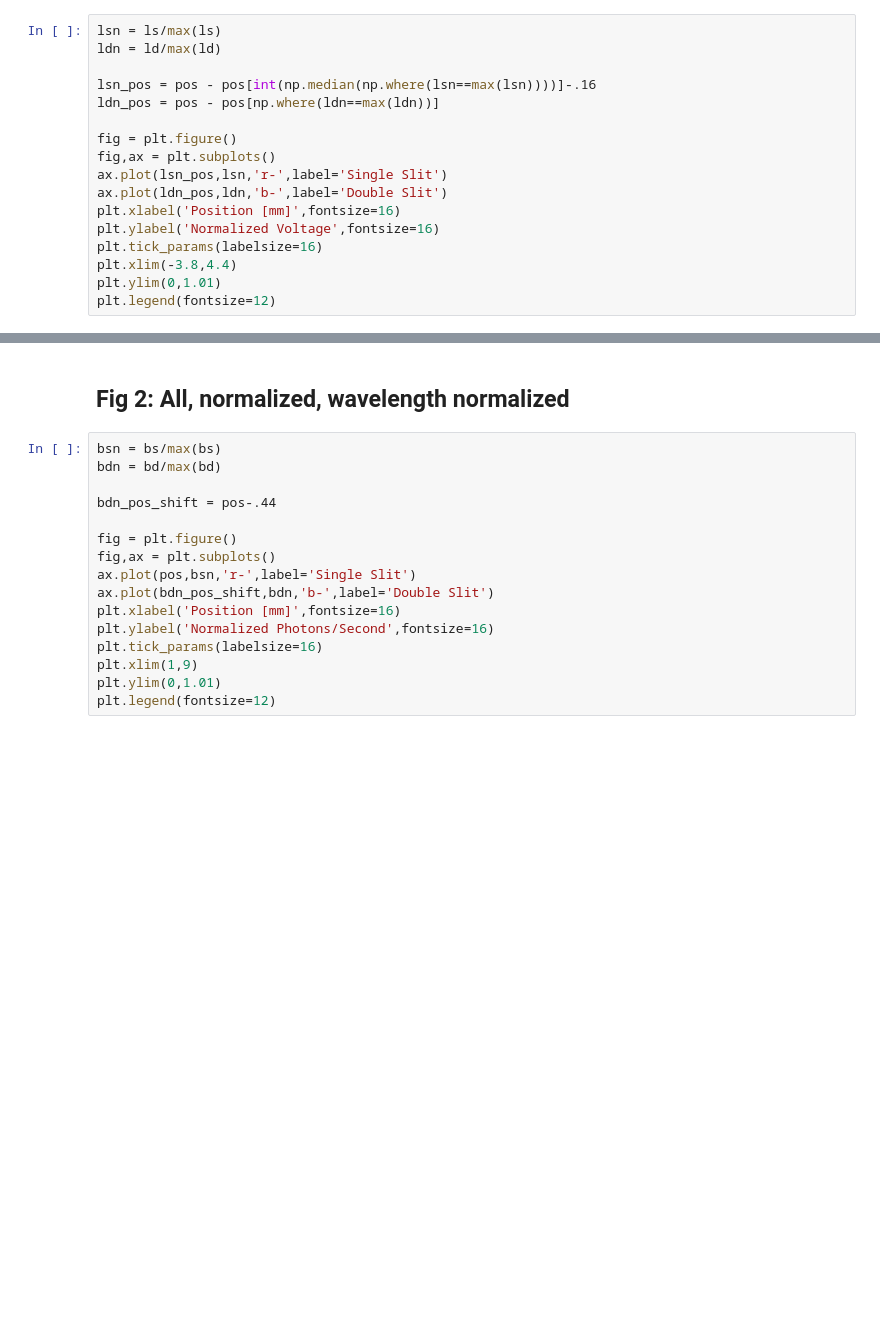
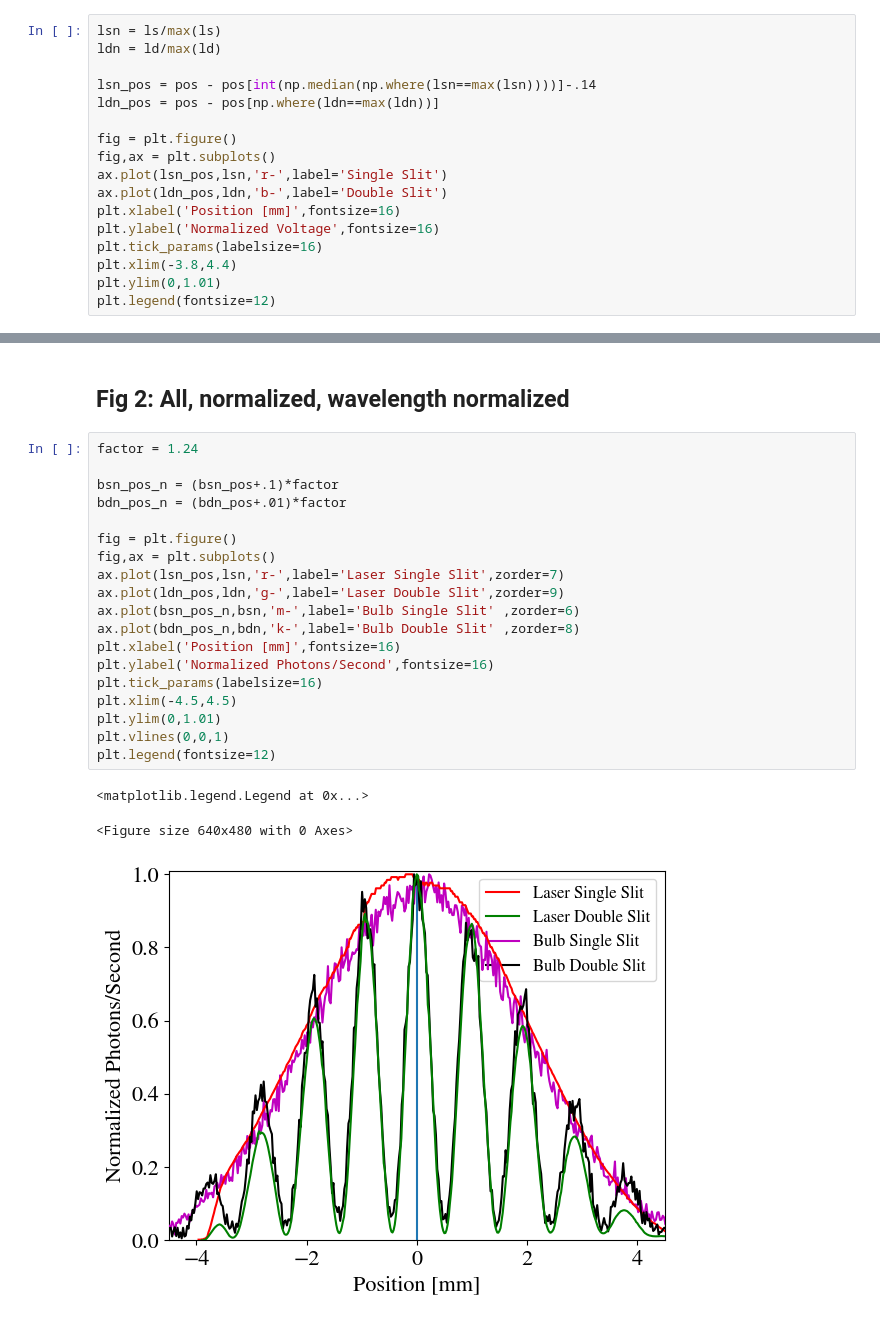
Before and after one commit to mikeweebs/PHSX616, a Jupyter notebook: figures.ipynb, the cells around one changed output, grey strips where cells are left out. Drawn from its saved outputs; the diff is of its cells as text; blank space fills up the shorter version.

```diff
--- a/figures.ipynb
+++ b/figures.ipynb
@@ -42,7 +38,7 @@ np.median(np.where(lsn==max(lsn)))
 lsn = ls/max(ls)
 ldn = ld/max(ld)
 
-lsn_pos = pos - pos[int(np.median(np.where(lsn==max(lsn))))]-.16
+lsn_pos = pos - pos[int(np.median(np.where(lsn==max(lsn))))]-.14
 ldn_pos = pos - pos[np.where(ldn==max(ldn))]
 
 fig = plt.figure()
@@ -86,18 +81,25 @@ plt.legend(fontsize=12)
 # %% [markdown]
 ## Fig 2: All, normalized, wavelength normalized
 # %%
-bsn = bs/max(bs)
-bdn = bd/max(bd)
+factor = 1.24
 
-bdn_pos_shift = pos-.44
+bsn_pos_n = (bsn_pos+.1)*factor
+bdn_pos_n = (bdn_pos+.01)*factor
 
 fig = plt.figure()
 fig,ax = plt.subplots()
-ax.plot(pos,bsn,'r-',label='Single Slit')
-ax.plot(bdn_pos_shift,bdn,'b-',label='Double Slit')
+ax.plot(lsn_pos,lsn,'r-',label='Laser Single Slit',zorder=7)
+ax.plot(ldn_pos,ldn,'g-',label='Laser Double Slit',zorder=9)
+ax.plot(bsn_pos_n,bsn,'m-',label='Bulb Single Slit' ,zorder=6)
+ax.plot(bdn_pos_n,bdn,'k-',label='Bulb Double Slit' ,zorder=8)
 plt.xlabel('Position [mm]',fontsize=16)
 plt.ylabel('Normalized Photons/Second',fontsize=16)
 plt.tick_params(labelsize=16)
-plt.xlim(1,9)
+plt.xlim(-4.5,4.5)
 plt.ylim(0,1.01)
+plt.vlines(0,0,1)
 plt.legend(fontsize=12)
+# %% [output]
+<matplotlib.legend.Legend at 0x...>
+<Figure size 640x480 with 0 Axes>
+[figure, added]
```
Also changed, not shown: parts of 4 cells of this notebook.
